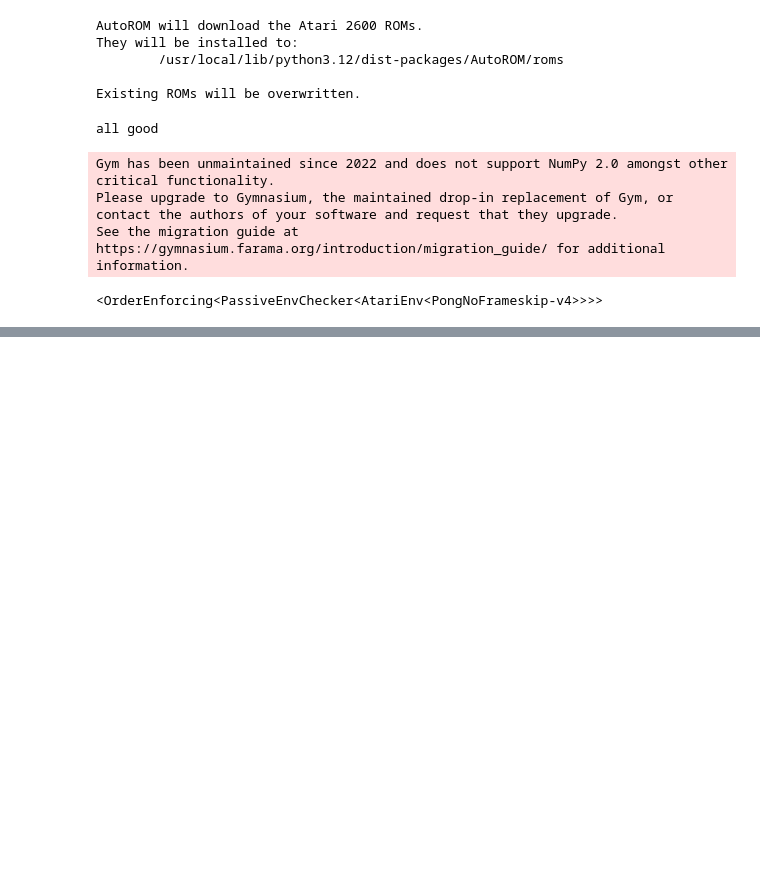
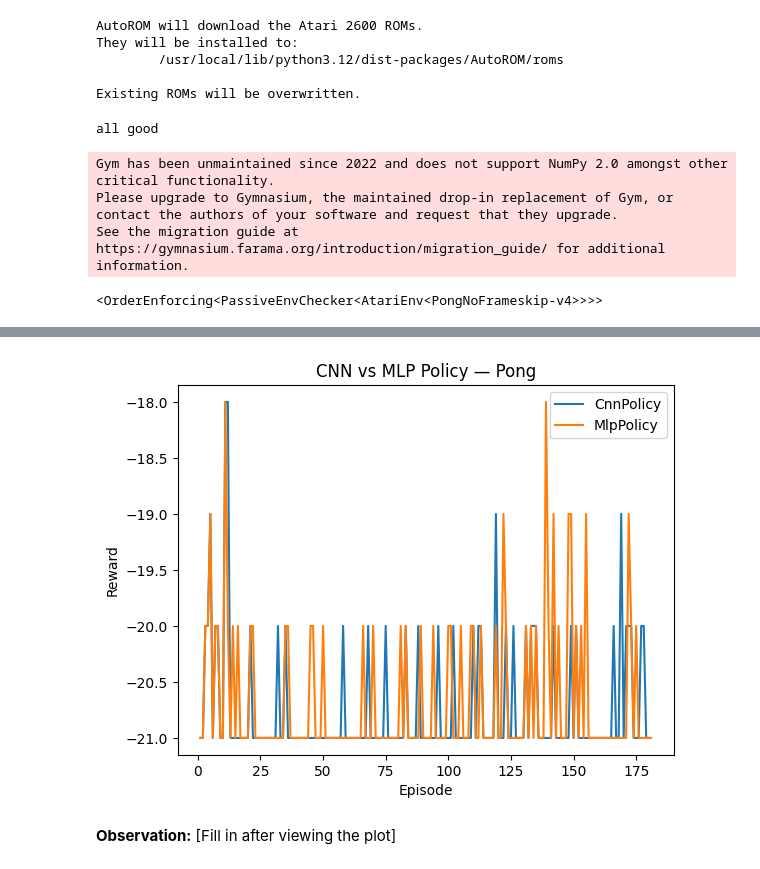
Before and after one commit to Muen1/dqn-pong-formative3, a Jupyter notebook: notebooks/gamma_experiments.ipynb, the cells around one changed output, grey strips where cells are left out. Cells and saved outputs as stored; diff of their text form; code cells hidden in the pictures; blank space fills up the shorter version.

Commit message:
MLP vs CNN Policy Comparison

```diff
--- a/notebooks/gamma_experiments.ipynb
+++ b/notebooks/gamma_experiments.ipynb
@@ -54,0 +99,20 @@ print(env)
+# %%
+# Plot both reward curves
+import pandas as pd
+import matplotlib.pyplot as plt
+
+cnn = pd.read_csv("logs/cnn_baseline_episodes.csv")
+mlp = pd.read_csv("logs/mlp_baseline_episodes.csv")
+
+plt.plot(cnn["episode"], cnn["reward"], label="CnnPolicy")
+plt.plot(mlp["episode"], mlp["reward"], label="MlpPolicy")
+plt.xlabel("Episode")
+plt.ylabel("Reward")
+plt.legend()
+plt.title("CNN vs MLP Policy — Pong")
+plt.savefig("logs/cnn_vs_mlp_comparison.png")
+plt.show()
+# %% [output]
+[figure, added]
+# %% [markdown]
+**Observation:** [Fill in after viewing the plot]
```
Also changed, not shown: parts of 3 cells of this notebook.
